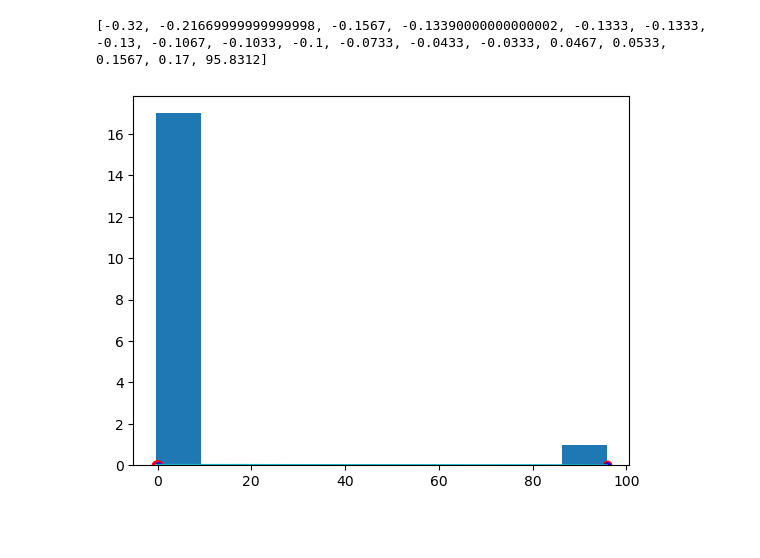
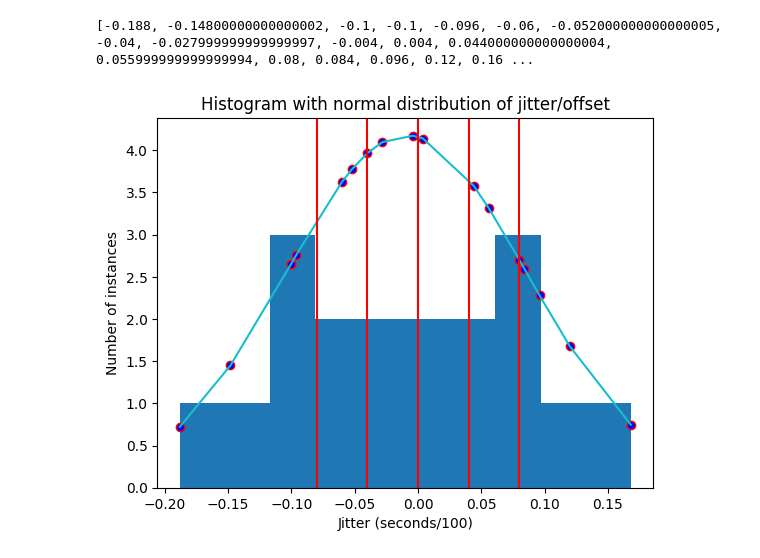
Before and after one commit to Ofplarsen/Bachelor_BCISpeller_Analyses, a Jupyter notebook: jitter/peak_analysis_not_fuse_stream.ipynb, the cells around one changed output. Drawn from its saved outputs; the diff is of its cells as text; code cells hidden in the pictures; blank space fills up the shorter version.

Commit message:
Blink is finished analysed ish. Report nest

```diff
--- a/jitter/peak_analysis_not_fuse_stream.ipynb
+++ b/jitter/peak_analysis_not_fuse_stream.ipynb
@@ -168,3 +109,31 @@ def get_peaks(df, start, end, column, rang=50, scale=1, order=4, flip=False):
+# %%
+
+def find_close_values_mean(values,y, tolerance):
+    # Sort the input list for easier comparison of adjacent elements
+    values.sort()
+    peak = values[np.argmax([y[i] for i in values])]
+    # Iterate through the sorted list and compare adjacent elements
+    for i in range(len(values) - 1):
+        if abs(values[i] - peak) <= tolerance and values[i] != peak:
+            # If the two values are close, return their mean
+            return (values[i] + values[i + 1]) / 2
+
+    # If no close values are found, return None
+    return peak
+
+def get_peaks(df, start, end, column, rang=50, scale=1, flip=False):
+    df = df[start - rang:end + rang]
+    df_norm = (df[column].abs() / df[column].abs().max())
+    plus = -df_norm[start - rang]
+    y = ((df_norm + plus) *(-1 if flip else 1) *scale).tolist()
+    peaks, _ = signal.find_peaks(y)
+    peaks = [peak for peak in peaks]
+    if len(peaks) == 0:
+        #print(df)
+        return 0
+
+    peak = find_close_values_mean(peaks, y, 20)+ start - rang
+    return  peak
 # %%
 
 
@@ -234,13 +224,13 @@ def run_files(paths, path='data/LSLGoodData/', both = True, plot = False, shift_
         plot_table(df_peak)
     return df_peak
 # %%
-path = "./data/LSLData_fast_blinksV2/"
+path = "./data/LSLData--17-04_samlet/"
 paths = [name for name in os.listdir(path)]
 both = [name for name in paths]
 #left = [name for name in paths if "Left" in name]
+flip = False
 
-
-df_both = run_files(both,path=path, both=True , plot=False)
+df_both = run_files(both,path=path, both=flip , plot=False)
 #df_both = df_both.drop(df_both.columns[[1]], inplace=True, axis=1)
 display(df_both)
 #df_left = run_files(left, both=False , plot=False)
@@ -293,7 +266,7 @@ print(get_offset(df_both))
 #print("(Seconds, Number of indexes to shift) ---- Left")
 #print(get_offset(df_left))
 
-df_both_shift = run_files(both,path = path, both=True , plot=False, shift_init=round(get_offset(df_both)[1]))
+df_both_shift = run_files(both,path = path, both=flip , plot=False, shift_init=round(get_offset(df_both)[1]))
 #df_both_shift.loc['Average']= df_both_shift.sum(numeric_only=True, axis=0)/df_both_shift.shape[0]
 display(df_both_shift)
 #df_left_shift = run_files(left, both=False , plot=False, shift_init=round(get_offset(df_left)[1]))
@@ -382,14 +340,23 @@ Both: 532.814045854925
 # %%
 from scipy.stats import norm
 # Plot between -10 and 10 with .001 steps.
 x_axis = sorted((df_both_shift['Avg time (ms)']/100).tolist())
 print(x_axis)
 
 plt.hist(x_axis)
 for i in range(len(x_axis)):
     plt.plot(x_axis[i],  norm.pdf(x_axis,np.mean(x_axis),np.std(x_axis))[i], marker="o", markersize=6, markeredgecolor="red", markerfacecolor="blue")
+index_secs = 0.04
 plt.plot(x_axis, norm.pdf(x_axis,np.mean(x_axis),np.std(x_axis)))
+plt.axvline(x=0, ymax=6, ymin=0, color='r', linestyle='-')
+plt.axvline(x=-index_secs, ymax=6, ymin=0, color='r', linestyle='-')
+plt.axvline(x=-index_secs*2, ymax=6, ymin=0, color='r', linestyle='-')
+plt.axvline(x=index_secs, ymax=6, ymin=0, color='r', linestyle='-')
+plt.axvline(x=index_secs*2, ymax=6, ymin=0, color='r', linestyle='-')
+plt.title("Histogram with normal distribution of jitter/offset")
+plt.xlabel("Jitter (seconds/100)")
+plt.ylabel("Number of instances")
 plt.show()
 # %% [output]
-[-0.32, -0.21669999999999998, -0.1567, -0.13390000000000002, -0.1333, -0.1333, -0.13, -0.1067, -0.1033, -0.1, -0.0733, -0.0433, -0.0333, 0.0467, 0.0533, 0.1567, 0.17, 95.8312]
+[-0.188, -0.14800000000000002, -0.1, -0.1, -0.096, -0.06, -0.052000000000000005, -0.04, -0.027999999999999997, -0.004, 0.004, 0.044000000000000004, 0.055999999999999994, 0.08, 0.084, 0.096, 0.12, 0.16 ...
-[figure, old version]
+[figure, new version]
```
Also changed, not shown: parts of 9 cells of this notebook, 1 other file.
